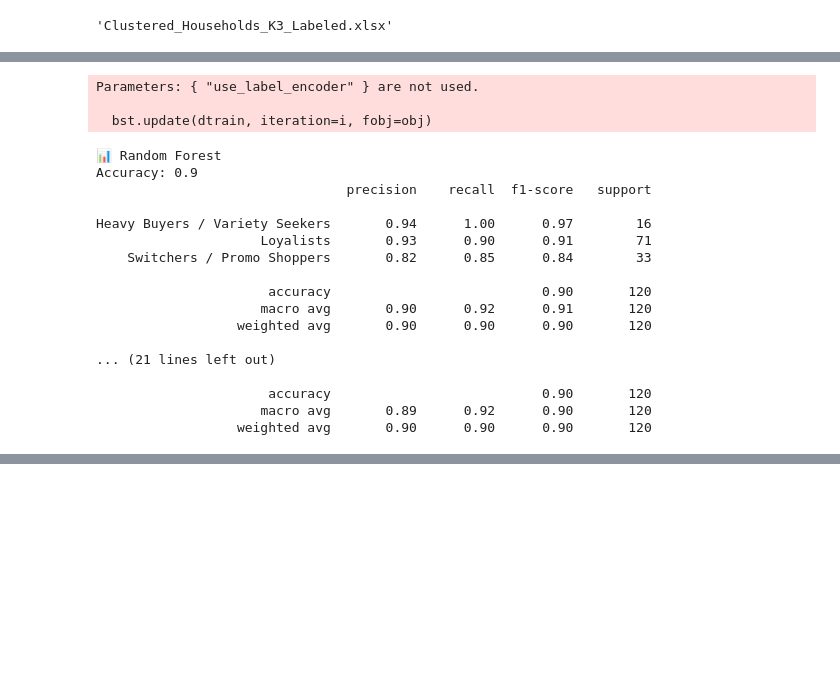
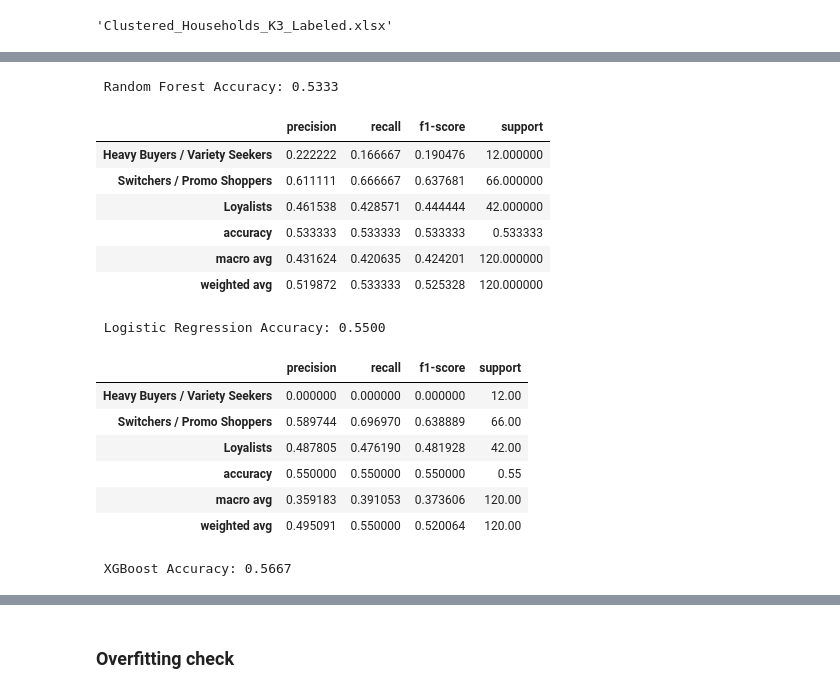
Before and after one commit to Sahnoun-A/Customer-Clustering-And-Predicting-Behavior, a Jupyter notebook: Predicting Customer Behavior.ipynb, the cells around one changed output, grey strips where cells are left out. Saved outputs shown, nothing was run; the diff lists cells and outputs as text; code cells hidden in the pictures; blank space fills up the shorter version.

```diff
--- a/Predicting Customer Behavior.ipynb
+++ b/Predicting Customer Behavior.ipynb
@@ -673,27 +603,12 @@ Train a supervised model (e.g. Random Forest, Logistic Regression, etc.) to pred
 from sklearn.model_selection import train_test_split
 from sklearn.preprocessing import StandardScaler, LabelEncoder
 
-# Merge cluster labels into the original dataset with household-level demographics
-df_classification = df.copy()
-df_classification = df_classification.loc[df_cluster_k3.index].copy()
-df_classification["Segment"] = df_cluster_k3["Segment"]
-
-# Select features for classification
-features = [
-    'SEC', 'Affluence Index', 'AGE', 'SEX', 'EDU',
-    'Total Volume', 'No. of  Trans', 'Value', 'Avg. Price',
-    'Pur Vol No Promo - %', 'Pur Vol Promo 6 %', 'Pur Vol Other Promo %'
-]
-target = 'Segment'
-
-# Encode categorical columns and target
-df_encoded = df_classification[features + [target]].dropna().copy()
-le = LabelEncoder()
-df_encoded[target] = le.fit_transform(df_encoded[target])  # Converts segment names to 0, 1, 2
+demograghic_cols = ['SEC', 'FEH', 'MT', 'SEX', 'AGE', 'EDU', 'HS', 'CHILD', 'CS', 'Affluence Index']
+target = 'Cluster'
 
 # Split into train/test
-X = df_encoded[features]
-y = df_encoded[target]
+X = df_cluster_k3[demograghic_cols]
+y = df_cluster_k3[target]
 X_train, X_test, y_train, y_test = train_test_split(X, y, test_size=0.2, random_state=42)
 
 # Scale numeric features
@@ -780,43 +632,49 @@ Note: you may need to restart the kernel to use updated packages.
 # %%
 from sklearn.ensemble import RandomForestClassifier
 from sklearn.linear_model import LogisticRegression
 from sklearn.metrics import classification_report, accuracy_score
 from xgboost import XGBClassifier
 
 # Train models
 rf = RandomForestClassifier(random_state=42).fit(X_train_scaled, y_train)
 lr = LogisticRegression(max_iter=1000, random_state=42).fit(X_train_scaled, y_train)
-xgb = XGBClassifier(use_label_encoder=False, eval_metric='mlogloss', random_state=42).fit(X_train_scaled, y_train)
+xgb = XGBClassifier(eval_metric='mlogloss', random_state=42).fit(X_train_scaled, y_train)
 
 # Predictions
 rf_preds = rf.predict(X_test_scaled)
 lr_preds = lr.predict(X_test_scaled)
 xgb_preds = xgb.predict(X_test_scaled)
 
 # Evaluate
 models = {'Random Forest': rf_preds, 'Logistic Regression': lr_preds, 'XGBoost': xgb_preds}
+
+class_names = ['Heavy Buyers / Variety Seekers', 'Switchers / Promo Shoppers', 'Loyalists']
+
+results = {}
 for name, preds in models.items():
-    print(f"\n📊 {name}")
-    print("Accuracy:", accuracy_score(y_test, preds))
-    print(classification_report(y_test, preds, target_names=le.classes_))
+    #print(f"\n {name}")
+    #print("Accuracy:", accuracy_score(y_test, preds))
+    report = classification_report(y_test, preds, target_names=class_names, output_dict=True)
+    results[name] = {"Accuracy": accuracy_score(y_test, preds), "classification_report": report}
+
+for model, metrics in results.items():
+    print(f" {model} Accuracy: {metrics['Accuracy']:.4f}")
+    display(pd.DataFrame(metrics["classification_report"]).transpose())
 # %% [output]
-Parameters: { "use_label_encoder" } are not used.
-
-  bst.update(dtrain, iteration=i, fobj=obj)
+ Random Forest Accuracy: 0.5333
+|  | precision | recall | f1-score | support |
+| Heavy Buyers / Variety Seekers | 0.222222 | 0.166667 | 0.190476 | 12.000000 |
+| Switchers / Promo Shoppers | 0.611111 | 0.666667 | 0.637681 | 66.000000 |
+| Loyalists | 0.461538 | 0.428571 | 0.444444 | 42.000000 |
+| accuracy | 0.533333 | 0.533333 | 0.533333 | 0.533333 |
+| macro avg | 0.431624 | 0.420635 | 0.424201 | 120.000000 |
+| weighted avg | 0.519872 | 0.533333 | 0.525328 | 120.000000 |
-📊 Random Forest
-Accuracy: 0.9
-                                precision    recall  f1-score   support
-
-Heavy Buyers / Variety Seekers       0.94      1.00      0.97        16
-                     Loyalists       0.93      0.90      0.91        71
-    Switchers / Promo Shoppers       0.82      0.85      0.84        33
-
-                      accuracy                           0.90       120
-                     macro avg       0.90      0.92      0.91       120
-                  weighted avg       0.90      0.90      0.90       120
-
-... (21 lines left out)
-
-                      accuracy                           0.90       120
-                     macro avg       0.89      0.92      0.90       120
-                  weighted avg       0.90      0.90      0.90       120
+ Logistic Regression Accuracy: 0.5500
+|  | precision | recall | f1-score | support |
+| Heavy Buyers / Variety Seekers | 0.000000 | 0.000000 | 0.000000 | 12.00 |
+| Switchers / Promo Shoppers | 0.589744 | 0.696970 | 0.638889 | 66.00 |
+| Loyalists | 0.487805 | 0.476190 | 0.481928 | 42.00 |
+| accuracy | 0.550000 | 0.550000 | 0.550000 | 0.55 |
+| macro avg | 0.359183 | 0.391053 | 0.373606 | 120.00 |
+| weighted avg | 0.495091 | 0.550000 | 0.520064 | 120.00 |
+ XGBoost Accuracy: 0.5667
@@ -822,0 +688,2 @@ Heavy Buyers / Variety Seekers       0.94      1.00      0.97        16
+# %% [markdown]
+### Overfitting check
```
Also changed, not shown: parts of 43 cells of this notebook, 27 other files.
